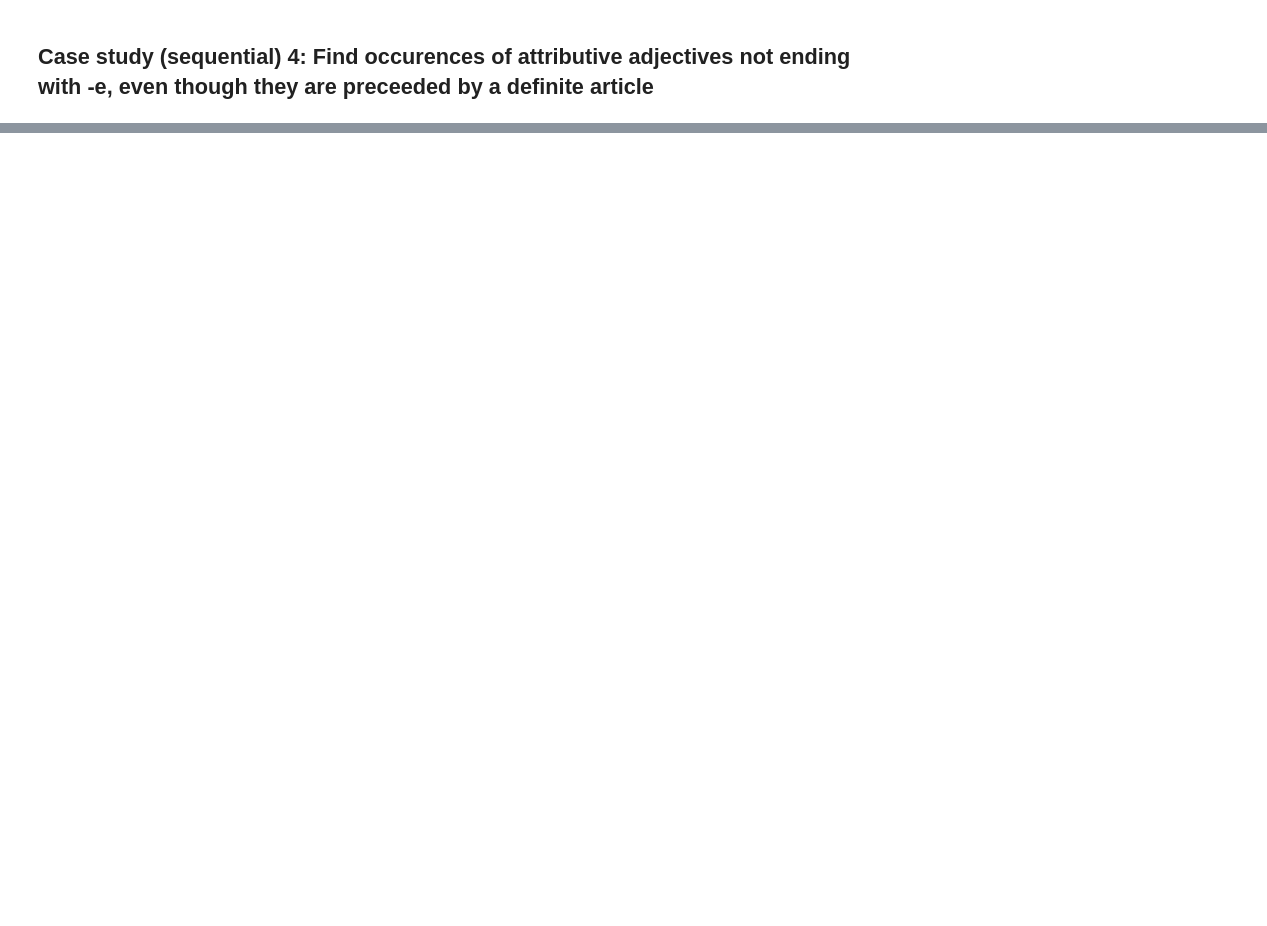
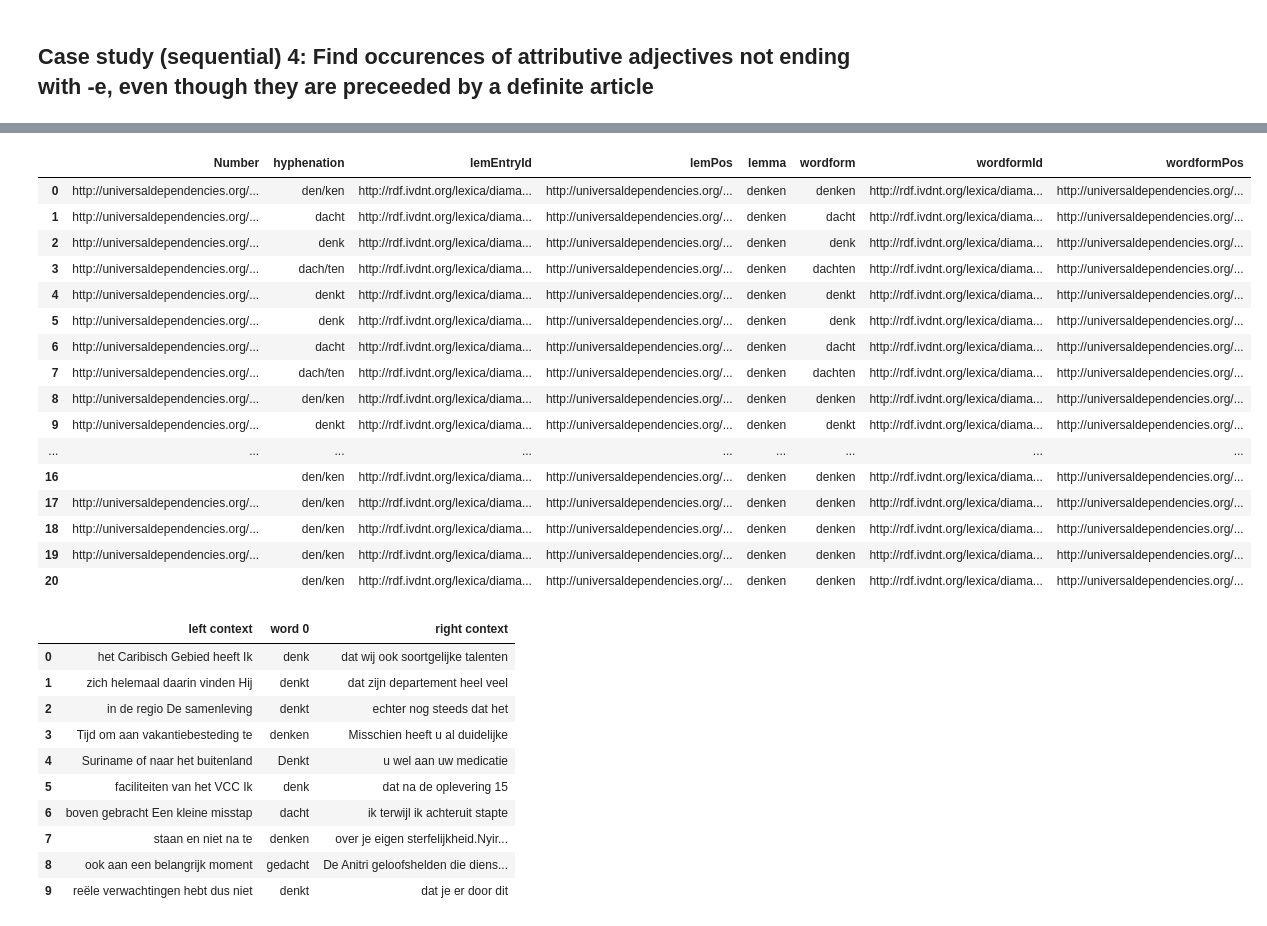
Before and after one commit to INL/chaining-search, a Jupyter notebook: Chaining search.ipynb, the cells around one changed output, grey strips where cells are left out. Cells and saved outputs as stored; diff of their text form; code cells hidden in the pictures; blank space fills up the shorter version.

```diff
--- a/Chaining search.ipynb
+++ b/Chaining search.ipynb
@@ -740,0 +1024,50 @@ display( df_corpus[adj_without_e] )
+# %%
+lexicon_to_search="molex"
+corpus_to_search="chn"
+
+lemma_to_look_for="denken"
+
+# LEXICON: Search for the inflected forms of a lemma in a morphosyntactic lexicon
+query=lexicon_query(lemma_to_look_for, None, lexicon_to_search)
+df_lexicon = search_lexicon(query, lexicon_to_search)
+display(df_lexicon)
+
+# Put all inflected forms into a list
+inflected_wordforms = list(df_lexicon.wordform)
+
+# CORPUS: Look up the inflected forms in a (possibly unannotated) corpus
+# beware: If the corpus is not annotated, all we can do is searching for the inflected words
+#         But if the corpus is lemmatized, we have to make sure we're retrieving correct data by specifying the lemma as well
+annotated_corpus = True
+query = r'[lemma="'+lemma_to_look_for+r'" & word="'+r"|".join(inflected_wordforms)+r'"]' if annotated_corpus else r'[word="'+r"|".join(inflected_wordforms)+r'"]'
+df_corpus = search_corpus(query, corpus=corpus_to_search)
+display(df_corpus)
+# %% [output]
+|  | Number | hyphenation | lemEntryId | lemPos | lemma | wordform | wordformId | wordformPos |
+| 0 | http://universaldependencies.org/... | den/ken | http://rdf.ivdnt.org/lexica/diama... | http://universaldependencies.org/... | denken | denken | http://rdf.ivdnt.org/lexica/diama... | http://universaldependencies.org/... |
+| 1 | http://universaldependencies.org/... | dacht | http://rdf.ivdnt.org/lexica/diama... | http://universaldependencies.org/... | denken | dacht | http://rdf.ivdnt.org/lexica/diama... | http://universaldependencies.org/... |
+| 2 | http://universaldependencies.org/... | denk | http://rdf.ivdnt.org/lexica/diama... | http://universaldependencies.org/... | denken | denk | http://rdf.ivdnt.org/lexica/diama... | http://universaldependencies.org/... |
+| 3 | http://universaldependencies.org/... | dach/ten | http://rdf.ivdnt.org/lexica/diama... | http://universaldependencies.org/... | denken | dachten | http://rdf.ivdnt.org/lexica/diama... | http://universaldependencies.org/... |
+| 4 | http://universaldependencies.org/... | denkt | http://rdf.ivdnt.org/lexica/diama... | http://universaldependencies.org/... | denken | denkt | http://rdf.ivdnt.org/lexica/diama... | http://universaldependencies.org/... |
+| 5 | http://universaldependencies.org/... | denk | http://rdf.ivdnt.org/lexica/diama... | http://universaldependencies.org/... | denken | denk | http://rdf.ivdnt.org/lexica/diama... | http://universaldependencies.org/... |
+| 6 | http://universaldependencies.org/... | dacht | http://rdf.ivdnt.org/lexica/diama... | http://universaldependencies.org/... | denken | dacht | http://rdf.ivdnt.org/lexica/diama... | http://universaldependencies.org/... |
+| 7 | http://universaldependencies.org/... | dach/ten | http://rdf.ivdnt.org/lexica/diama... | http://universaldependencies.org/... | denken | dachten | http://rdf.ivdnt.org/lexica/diama... | http://universaldependencies.org/... |
+| 8 | http://universaldependencies.org/... | den/ken | http://rdf.ivdnt.org/lexica/diama... | http://universaldependencies.org/... | denken | denken | http://rdf.ivdnt.org/lexica/diama... | http://universaldependencies.org/... |
+| 9 | http://universaldependencies.org/... | denkt | http://rdf.ivdnt.org/lexica/diama... | http://universaldependencies.org/... | denken | denkt | http://rdf.ivdnt.org/lexica/diama... | http://universaldependencies.org/... |
+| ... | ... | ... | ... | ... | ... | ... | ... | ... |
+| 16 |  | den/ken | http://rdf.ivdnt.org/lexica/diama... | http://universaldependencies.org/... | denken | denken | http://rdf.ivdnt.org/lexica/diama... | http://universaldependencies.org/... |
+| 17 | http://universaldependencies.org/... | den/ken | http://rdf.ivdnt.org/lexica/diama... | http://universaldependencies.org/... | denken | denken | http://rdf.ivdnt.org/lexica/diama... | http://universaldependencies.org/... |
+| 18 | http://universaldependencies.org/... | den/ken | http://rdf.ivdnt.org/lexica/diama... | http://universaldependencies.org/... | denken | denken | http://rdf.ivdnt.org/lexica/diama... | http://universaldependencies.org/... |
+| 19 | http://universaldependencies.org/... | den/ken | http://rdf.ivdnt.org/lexica/diama... | http://universaldependencies.org/... | denken | denken | http://rdf.ivdnt.org/lexica/diama... | http://universaldependencies.org/... |
+| 20 |  | den/ken | http://rdf.ivdnt.org/lexica/diama... | http://universaldependencies.org/... | denken | denken | http://rdf.ivdnt.org/lexica/diama... | http://universaldependencies.org/... |
+|  | left context | word 0 | right context |
+| 0 | het Caribisch Gebied heeft Ik | denk | dat wij ook soortgelijke talenten |
+| 1 | zich helemaal daarin vinden Hij | denkt | dat zijn departement heel veel |
+| 2 | in de regio De samenleving | denkt | echter nog steeds dat het |
+| 3 | Tijd om aan vakantiebesteding te | denken | Misschien heeft u al duidelijke |
+| 4 | Suriname of naar het buitenland | Denkt | u wel aan uw medicatie |
+| 5 | faciliteiten van het VCC Ik | denk | dat na de oplevering 15 |
+| 6 | boven gebracht Een kleine misstap | dacht | ik terwijl ik achteruit stapte |
+| 7 | staan en niet na te | denken | over je eigen sterfelijkheid.Nyir... |
+| 8 | ook aan een belangrijk moment | gedacht | De Anitri geloofshelden die diens... |
+| 9 | reële verwachtingen hebt dus niet | denkt | dat je er door dit |
```
Also changed, not shown: parts of 12 cells of this notebook, 2 other files.
